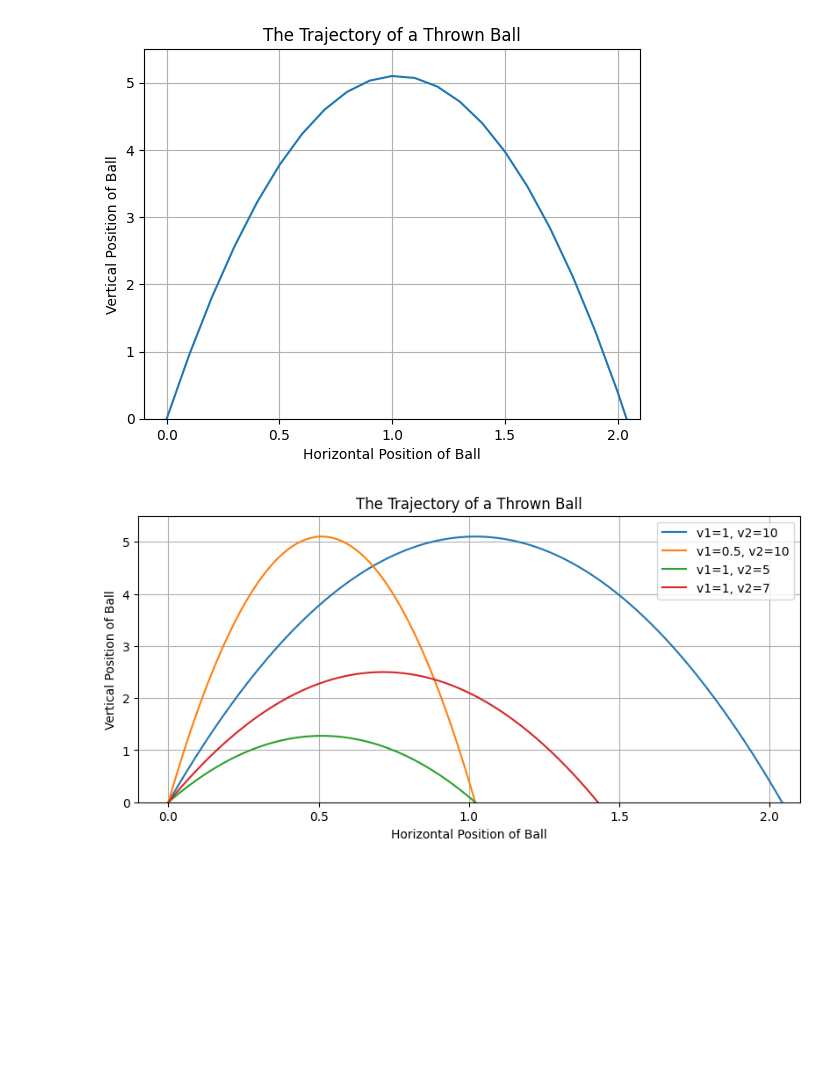
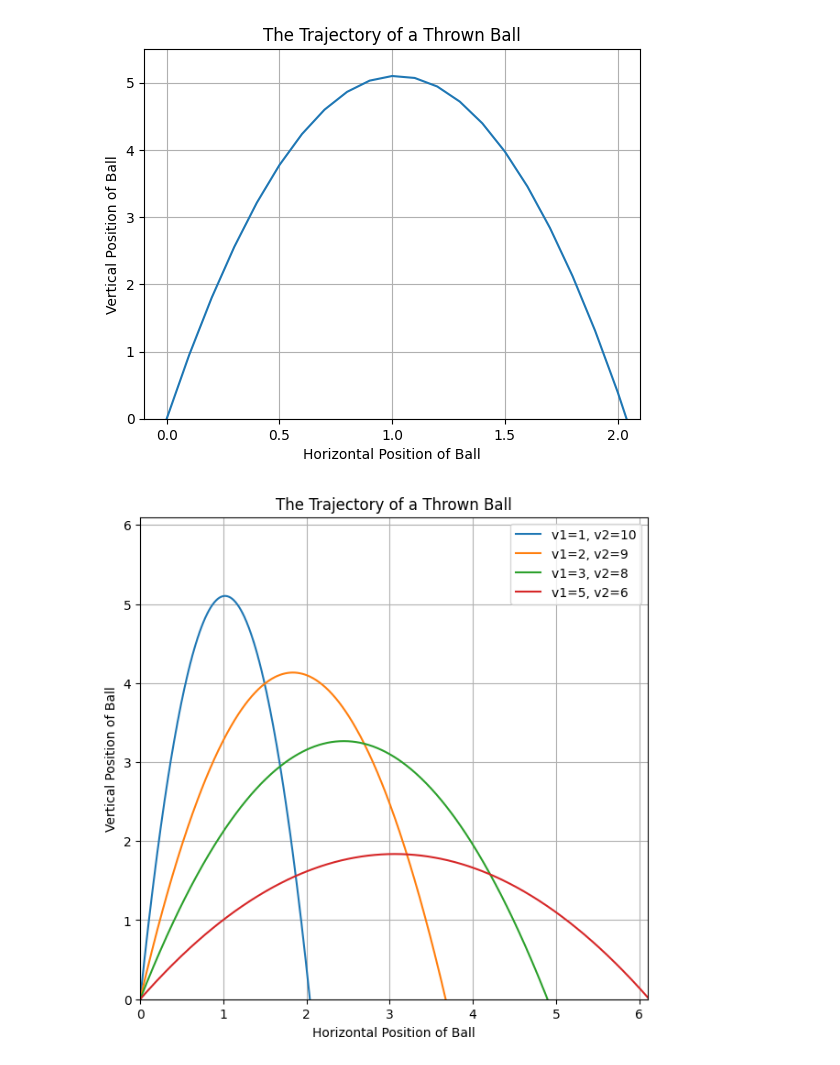
Before and after one commit to aleksmn/PythonMath, a Jupyter notebook: plots/ball_trajectory.ipynb, the cells around one changed output. Drawn from its saved outputs; the diff is of its cells as text; code cells hidden in the pictures; blank space fills up the shorter version.

Commit message:
fix plot

```diff
--- a/plots/ball_trajectory.ipynb
+++ b/plots/ball_trajectory.ipynb
@@ -78,45 +78,47 @@ plt.show()
 import matplotlib.pyplot as plt
 import numpy as np
 
-plt.figure(figsize=(8, 4), layout='constrained')
+plt.figure(figsize=(6, 6), layout='constrained')
 
 
-x_list = np.arange(0, 2.2, 0.01)
+x_list = np.arange(0, 10, 0.01)
 
 # line 1
 v1, v2 = 1, 10
 y_list = [ball_trajectory(x, v1, v2) for x in x_list]
 plt.plot(x_list, y_list, label=f"{v1=}, {v2=}")
 # line 2
-v1, v2 = 0.5, 10
+v1, v2 = 2, 9
 y_list = [ball_trajectory(x, v1, v2) for x in x_list]
 plt.plot(x_list, y_list, label=f"{v1=}, {v2=}")
-# line 3
-v1, v2 = 1, 5
+# # line 3
+v1, v2 = 3, 8
 y_list = [ball_trajectory(x, v1, v2) for x in x_list]
 plt.plot(x_list, y_list, label=f"{v1=}, {v2=}")
 
-# line 4
-v1, v2 = 1, 7
+# # line 4
+v1, v2 = 5, 6
 y_list = [ball_trajectory(x, v1, v2) for x in x_list]
 plt.plot(x_list, y_list, label=f"{v1=}, {v2=}")
-
 
 
 
 plt.title('The Trajectory of a Thrown Ball')
 plt.xlabel('Horizontal Position of Ball')
 plt.ylabel('Vertical Position of Ball')
 
-plt.axis([-0.1, 2.1, 0, 5.5])
+xmin, xmax = 0, 6.1
+ymin, ymax = 0, 6.1
 
-plt.xticks(np.arange(0, 2.1, 0.5))
-plt.yticks(np.arange(0, 5.1, 1))
+plt.axis([xmin, xmax, ymin, ymax])
+
+plt.xticks(np.arange(xmin, xmax, 1))
+plt.yticks(np.arange(ymin, ymax, 1))
 
 plt.legend()
 
 plt.grid(True)
 
 plt.show()
 # %% [output]
-[figure, old version]
+[figure, new version]
```
